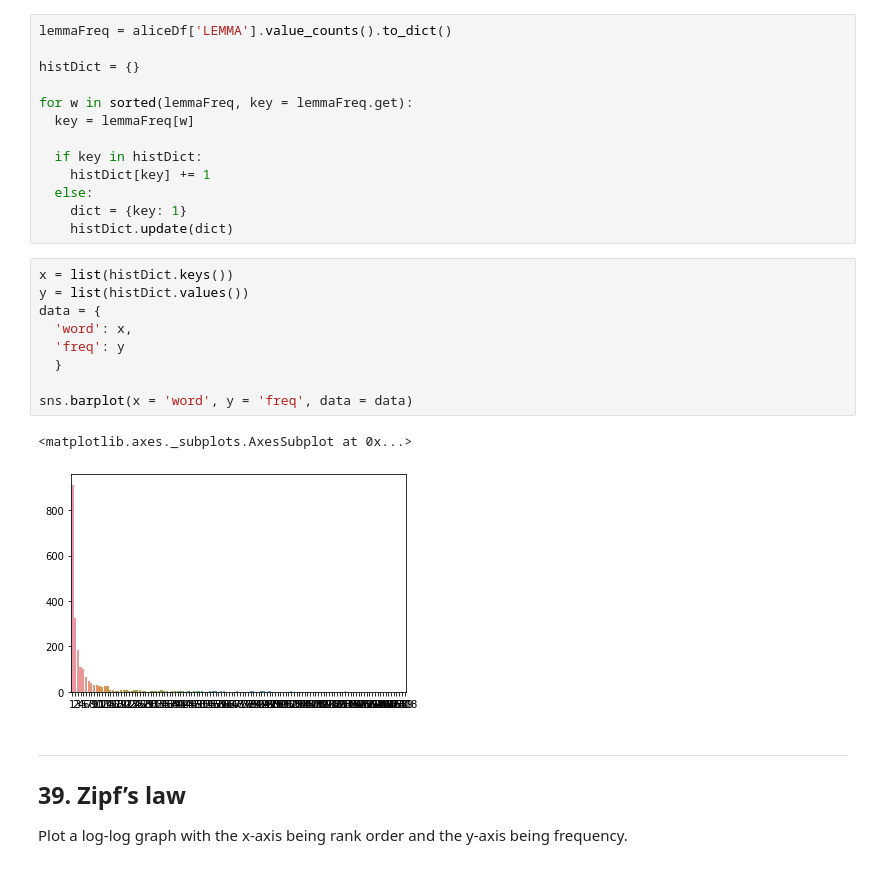
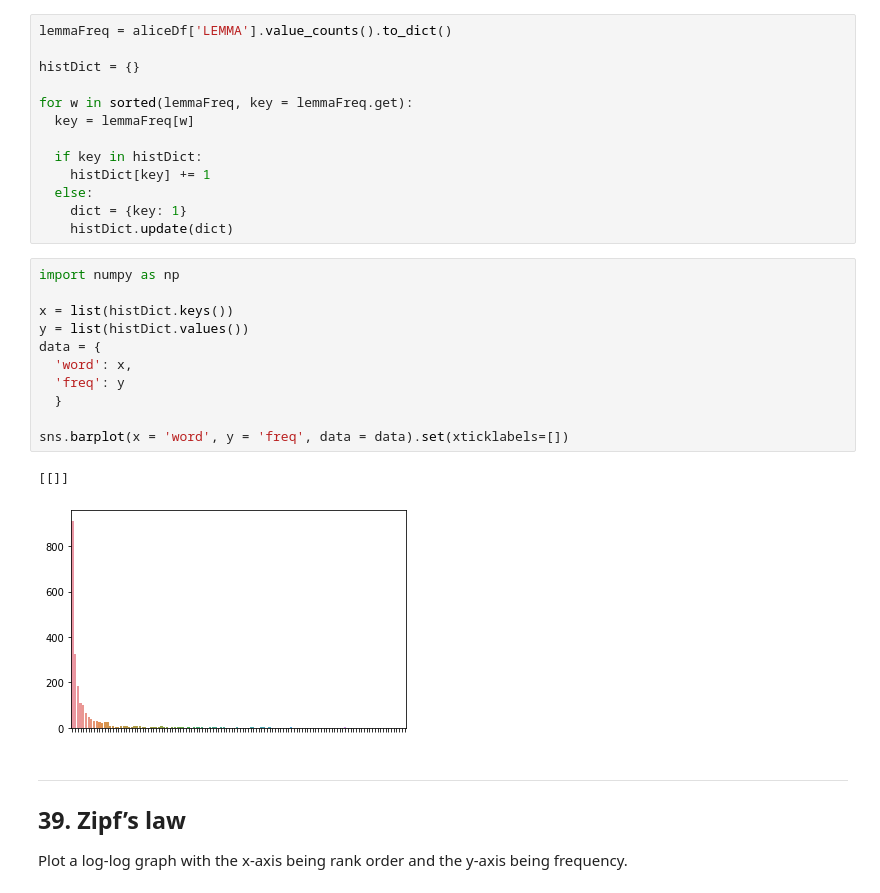
Before and after one commit to vincentmichael089/nlp100, a Jupyter notebook: Chapter_4_POS_tagging.ipynb, the cells around one changed output. Saved outputs shown, nothing was run; the diff lists cells and outputs as text.

```diff
--- a/Chapter_4_POS_tagging.ipynb
+++ b/Chapter_4_POS_tagging.ipynb
@@ -314,17 +313,19 @@ for w in sorted(lemmaFreq, key = lemmaFreq.get):
     dict = {key: 1}
     histDict.update(dict)
 # %%
+import numpy as np
+
 x = list(histDict.keys())
 y = list(histDict.values())
 data = {
   'word': x,
   'freq': y
   }
 
-sns.barplot(x = 'word', y = 'freq', data = data)
+sns.barplot(x = 'word', y = 'freq', data = data).set(xticklabels=[])
 # %% [output]
-<matplotlib.axes._subplots.AxesSubplot at 0x...>
+[[]]
-[figure, old version]
+[figure, new version]
 # %% [markdown]
 <hr>
 
```
Also changed, not shown: parts of 4 cells of this notebook.
